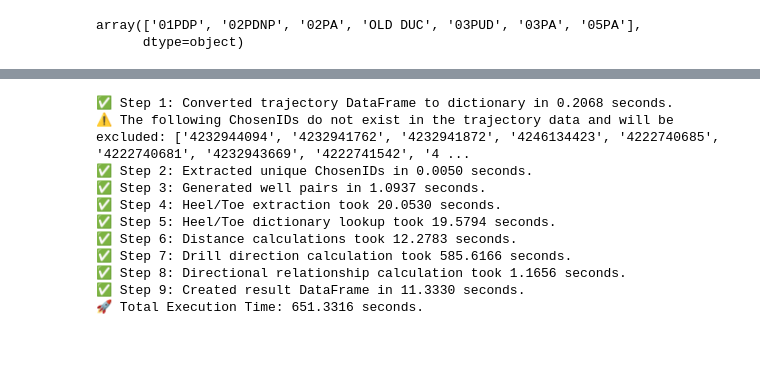
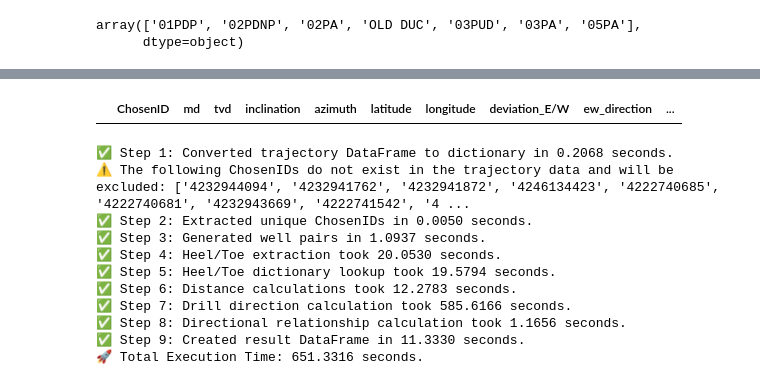
Before and after one commit to apoorvasaxena03/Parent_Child_Spacing, a Jupyter notebook: src/components/spacing_ik_pairs - MB.ipynb, the cells around one changed output, grey strips where cells are left out. Drawn from its saved outputs; the diff is of its cells as text; code cells hidden in the pictures; blank space fills up the shorter version.

```diff
--- a/src/components/spacing_ik_pairs - MB.ipynb
+++ b/src/components/spacing_ik_pairs - MB.ipynb
@@ -525,3 +550,7 @@ df_with_utm = compute_utm_coordinates(df_directional)
 # %%
 filtered_df = filter_after_heel_point(df_with_utm)
+# %%
+filtered_df
+# %% [output]
+|  | ChosenID | md | tvd | inclination | azimuth | latitude | longitude | deviation_E/W | ew_direction | ... |
 # %%
```
Also changed, not shown: parts of 11 cells of this notebook, 1 other file.
